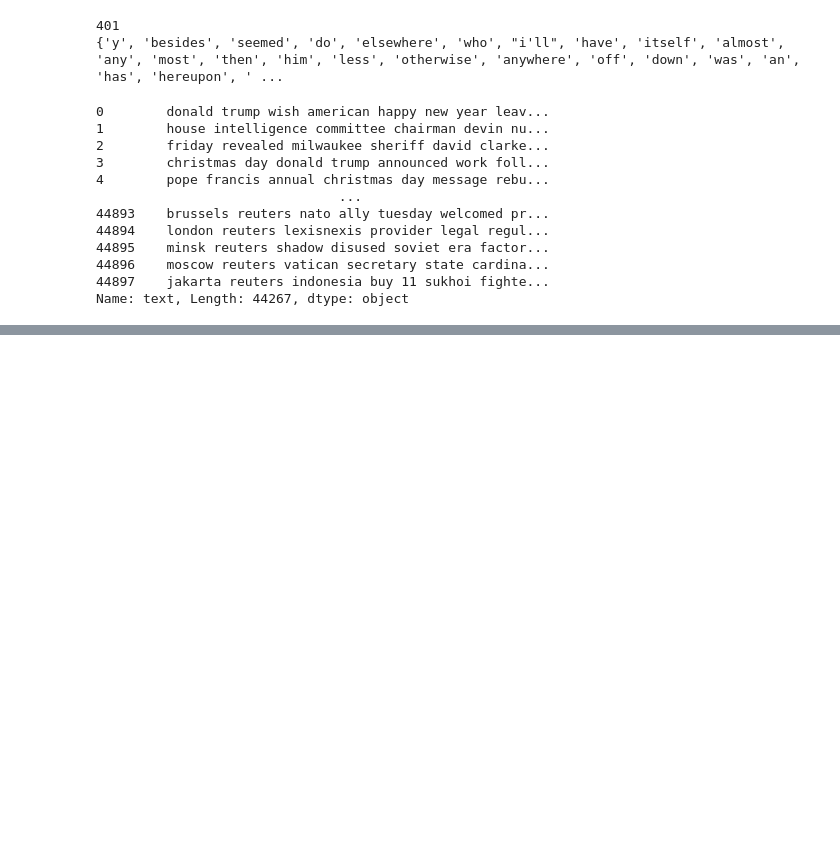
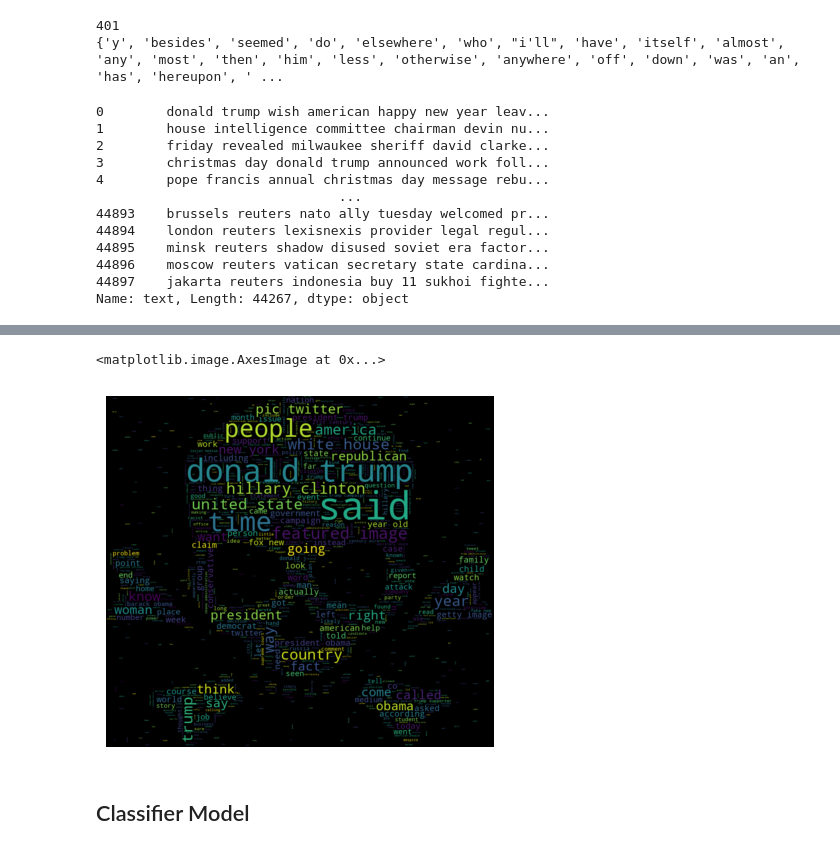
Before and after one commit to ParthBiyani/Fake-News-Detector, a Jupyter notebook: Fake_news_detector.ipynb, the cells around one changed output, grey strips where cells are left out. Drawn from its saved outputs; the diff is of its cells as text; code cells hidden in the pictures; blank space fills up the shorter version.

```diff
--- a/Fake_news_detector.ipynb
+++ b/Fake_news_detector.ipynb
@@ -214,0 +236,19 @@ Name: text, Length: 44267, dtype: object
+# %%
+# Fake News
+danger = "D:\Projects\Fake-News-Detector\Danger sign.png"
+icon = Image.open(danger).convert("RGBA")
+mask = Image.new(mode="RGBA", size=icon.size, color=(255, 255, 255, 255))
+mask.paste(icon, (0, 0), mask=icon)
+
+rgb_array = np.array(mask)
+
+plt.figure(figsize = (5, 5))
+Wc = WordCloud(mask=rgb_array, max_words=2000, width=1600, height=800)
+Wc.generate(" ".join(df[df.category == 0].text))
+plt.axis("off")
+plt.imshow(Wc, interpolation='bilinear')
+# %% [output]
+<matplotlib.image.AxesImage at 0x...>
+[figure, added]
+# %% [markdown]
+## Classifier Model
```
Also changed, not shown: parts of 24 cells of this notebook.
